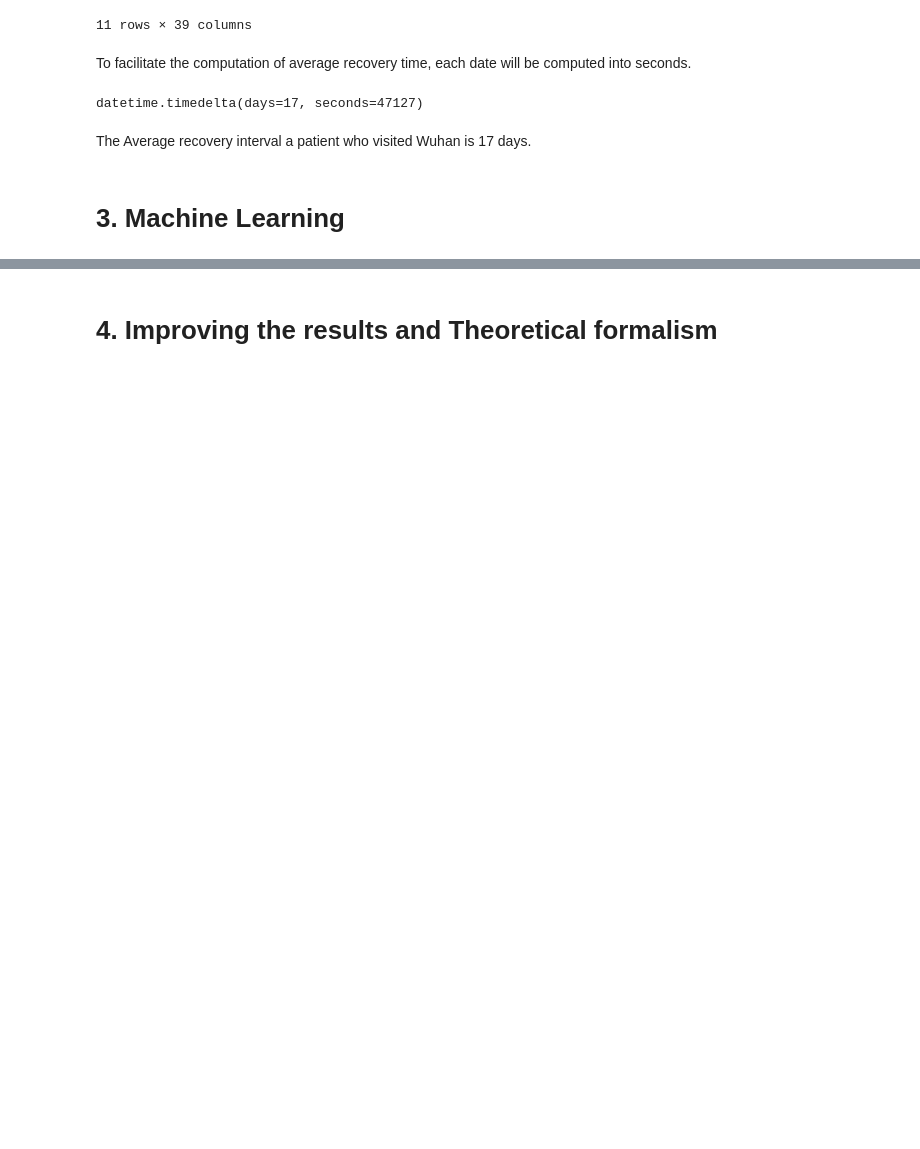
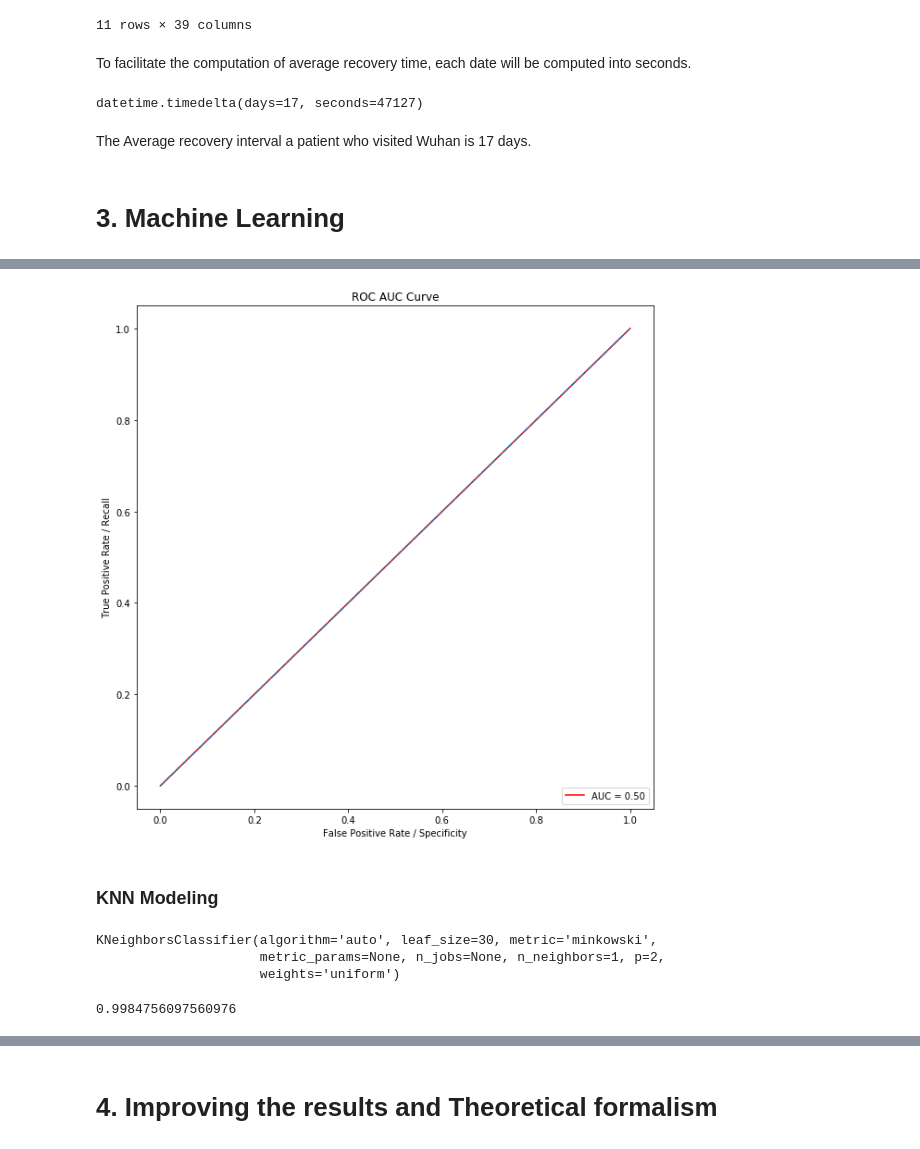
Before and after one commit to andbluedev/Covid-Dataset-Analysis-and-Predictions, a Jupyter notebook: Covid Analysis and Predictions.ipynb, the cells around one changed output, grey strips where cells are left out. Drawn from its saved outputs; the diff is of its cells as text; code cells hidden in the pictures; blank space fills up the shorter version.

```diff
--- a/Covid Analysis and Predictions.ipynb
+++ b/Covid Analysis and Predictions.ipynb
@@ -420,0 +483,7 @@ The Average recovery interval a patient who visited Wuhan is 17 days.
+# %%
+from sklearn.dummy import DummyClassifier
+dum = DummyClassifier(strategy='most_frequent')
+
+
+dum.fit(x_train_std, y_train)
+y_pred_dum = dum.predict(x_test_std)
@@ -420,0 +545,28 @@ The Average recovery interval a patient who visited Wuhan is 17 days.
+# %%
+from sklearn.metrics import roc_curve, auc
+false_positive_rate, true_positive_rate, thresholds = roc_curve(y_test, y_pred_dum)
+roc_auc = auc(false_positive_rate, true_positive_rate)
+roc_auc
+
+plt.figure(figsize=(10,10))
+plt.title('ROC AUC Curve')
+plt.plot(false_positive_rate,true_positive_rate, color='red',label = 'AUC = %0.2f' % roc_auc)
+plt.legend(loc = 'lower right')
+plt.plot([0, 1], [0, 1],linestyle='--')
+plt.axis('tight')
+plt.ylabel('True Positive Rate / Recall')
+plt.xlabel('False Positive Rate / Specificity')
+plt.show()
+# %% [output]
+[figure, added]
+# %% [markdown]
+### KNN Modeling
+# %%
+from sklearn import neighbors
+
+knn = neighbors.KNeighborsClassifier(1)
+knn.fit(x_train, y_train)
+# %% [output]
+KNeighborsClassifier(algorithm='auto', leaf_size=30, metric='minkowski',
+                     metric_params=None, n_jobs=None, n_neighbors=1, p=2,
+                     weights='uniform')
@@ -420,0 +575,6 @@ The Average recovery interval a patient who visited Wuhan is 17 days.
+# %%
+from sklearn import metrics
+
+metrics.accuracy_score(y_test, y_predict)
+# %% [output]
+0.9984756097560976
```
Also changed, not shown: parts of 22 cells of this notebook.
